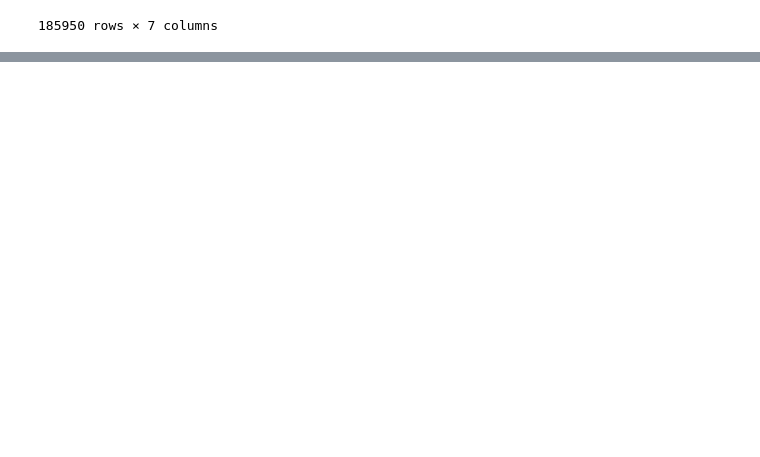
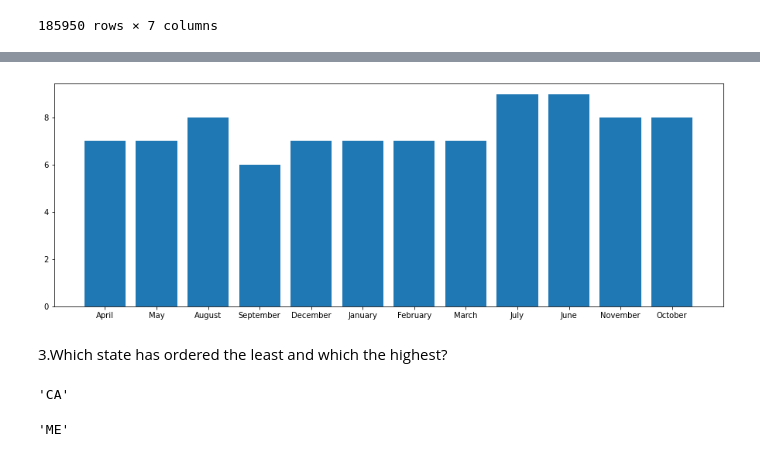
Before and after one commit to khusan9889/ML-project-work-1, a Jupyter notebook: solvings.ipynb, the cells around one changed output, grey strips where cells are left out. Saved outputs shown, nothing was run; the diff lists cells and outputs as text; code cells hidden in the pictures; blank space fills up the shorter version.

Commit message:
bar plot question has been solved

```diff
--- a/solvings.ipynb
+++ b/solvings.ipynb
@@ -155,3 +155,7 @@ df
 | 186848 | 259356 | 34in Ultrawide Monitor | 1 | 379.99 | 09/19/19 17:30 | 511 Forest St, San Francisco, CA ... | September |
 | 186849 | 259357 | USB-C Charging Cable | 1 | 11.95 | 09/30/19 00:18 | 250 Meadow St, San Francisco, CA ... | September |
 185950 rows × 7 columns
+# %%
+#c) Create a new column that would contain only the state names taken from the Purchase Address column.
+df['States'] = df['Purchase Address'].str.split().str[-2]
+df.head(10)
@@ -157,0 +174,4 @@ df
+# %%
+#d)Convert the Quantity Ordered column’s values into an integer type and the Price Each column’s values into a floating type.
+df['Quantity Ordered'] = df['Quantity Ordered'].astype(dtype=int, copy=True)
+df['Price Each'] = df['Price Each'].astype(dtype=float,copy=True)
@@ -157,0 +220,20 @@ df
+# %%
+#2.	Plot a bar plot that would represent the sales info for each month
+month = df['Order Month'].to_list()
+quantity = df['Quantity Ordered'].to_list()
+fig = plt.figure() #matplotlib.pyplot.figure() to create a new figure and set values of various parameters to customize the plot like figsize, dpi, and much more.
+ax = fig.add_axes([2,2,2,1]) #Add an axes at position rect [left, bottom, width, height]
+ax.bar(month,quantity)
+plt.show()
+# %% [output]
+[figure, added]
+# %% [markdown]
+3.Which state has ordered the least and which the highest?
+# %%
+df['States'].value_counts().idxmax()
+# %% [output]
+'CA'
+# %%
+df['States'].value_counts().idxmin()
+# %% [output]
+'ME'
```
Also changed, not shown: parts of 4 cells of this notebook, 2 other files.
